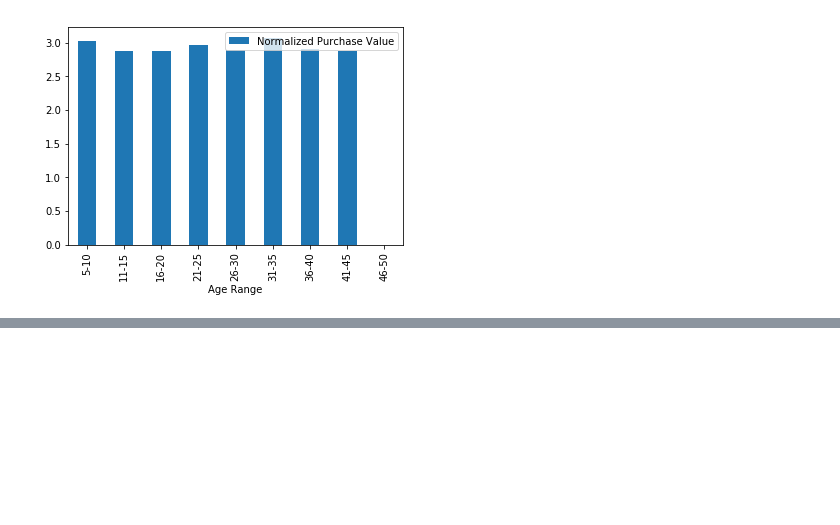
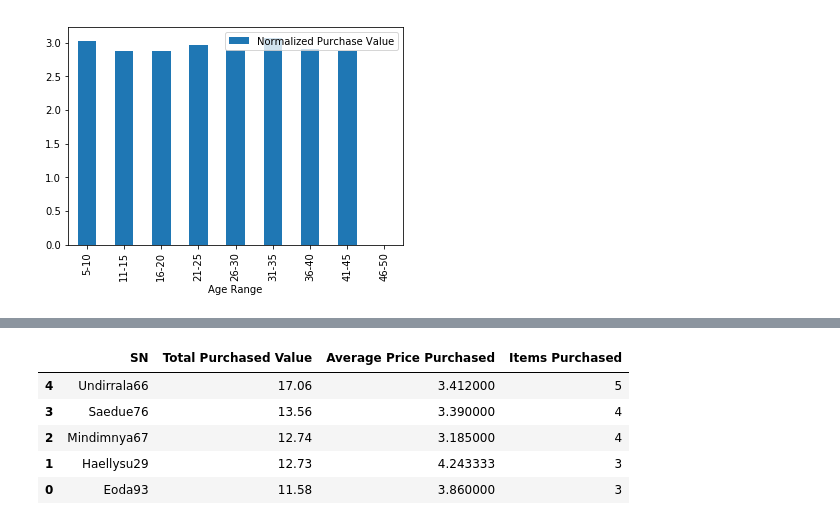
Before and after one commit to jgroth1/Pandas_data_Analysis, a Jupyter notebook: HeroesOfPymoli/Heroes_of_Pymoli_Analysis.ipynb, the cells around one changed output, grey strips where cells are left out. Cells and saved outputs as stored; diff of their text form; code cells hidden in the pictures; blank space fills up the shorter version.

```diff
--- a/HeroesOfPymoli/Heroes_of_Pymoli_Analysis.ipynb
+++ b/HeroesOfPymoli/Heroes_of_Pymoli_Analysis.ipynb
@@ -313,0 +314,5 @@ purchase_data_df.groupby('SN').sum().sort_values('Price', ascending=False)
+# %%
+top_purchase_count =top_purchase_groupby.count()
+top_purchase_item_count = top_purchase_count['Item ID'].to_frame()
+top_purchase_item_count.rename(index=str, columns={'Item ID': 'Items Purchased'}, inplace=True)
+top_purchase_item_count
@@ -313,0 +327,5 @@ purchase_data_df.groupby('SN').sum().sort_values('Price', ascending=False)
+# %%
+top_purchase_avg =top_purchase_groupby.mean()
+top_purchase_avg_price = top_purchase_avg['Price'].to_frame()
+top_purchase_avg_price.rename(index=str, columns={'Price': 'Average Price Purchased'}, inplace=True)
+top_purchase_avg_price
@@ -313,0 +340,5 @@ purchase_data_df.groupby('SN').sum().sort_values('Price', ascending=False)
+# %%
+top_purchase_sum =top_purchase_groupby.sum()
+top_purchase_tot_price = top_purchase_sum['Price'].to_frame()
+top_purchase_tot_price.rename(index=str, columns={'Price': 'Total Purchased Value'}, inplace=True)
+top_purchase_tot_price
@@ -313,0 +353,12 @@ purchase_data_df.groupby('SN').sum().sort_values('Price', ascending=False)
+# %%
+top_spenders_df = top_purchase_tot_price.reset_index().merge(top_purchase_avg_price.reset_index()).merge(top_purchase_item_count.reset_index())
+# %%
+top_spenders_df = top_spenders_df.sort_values('Total Purchased Value', ascending=False)
+top_spenders_df
+# %% [output]
+|  | SN | Total Purchased Value | Average Price Purchased | Items Purchased |
+| 4 | Undirrala66 | 17.06 | 3.412000 | 5 |
+| 3 | Saedue76 | 13.56 | 3.390000 | 4 |
+| 2 | Mindimnya67 | 12.74 | 3.185000 | 4 |
+| 1 | Haellysu29 | 12.73 | 4.243333 | 3 |
+| 0 | Eoda93 | 11.58 | 3.860000 | 3 |
```
Also changed, not shown: parts of 6 cells of this notebook.
